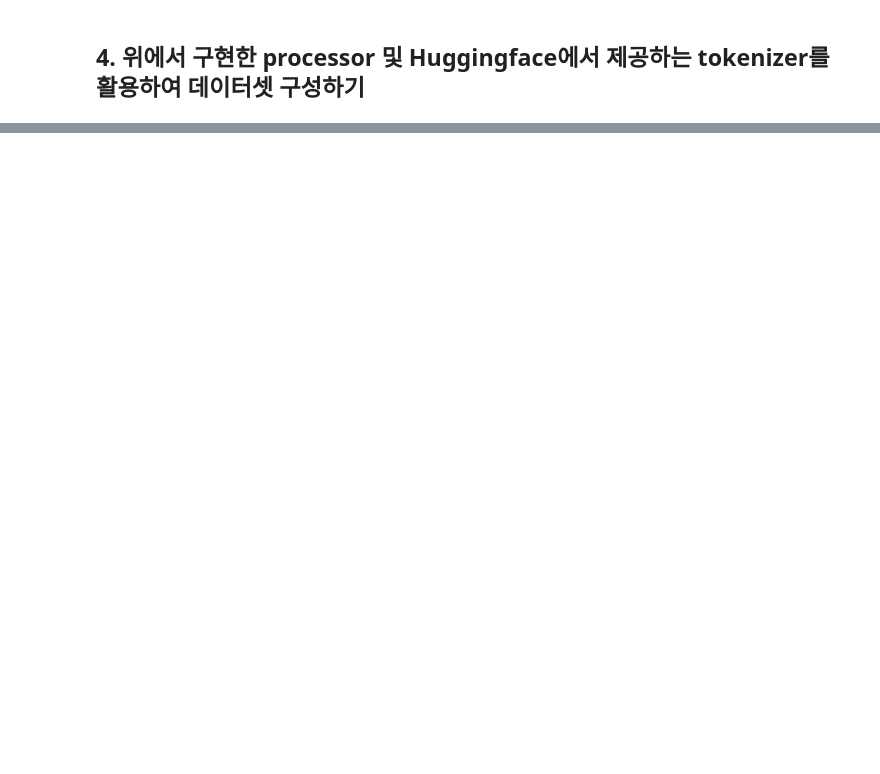
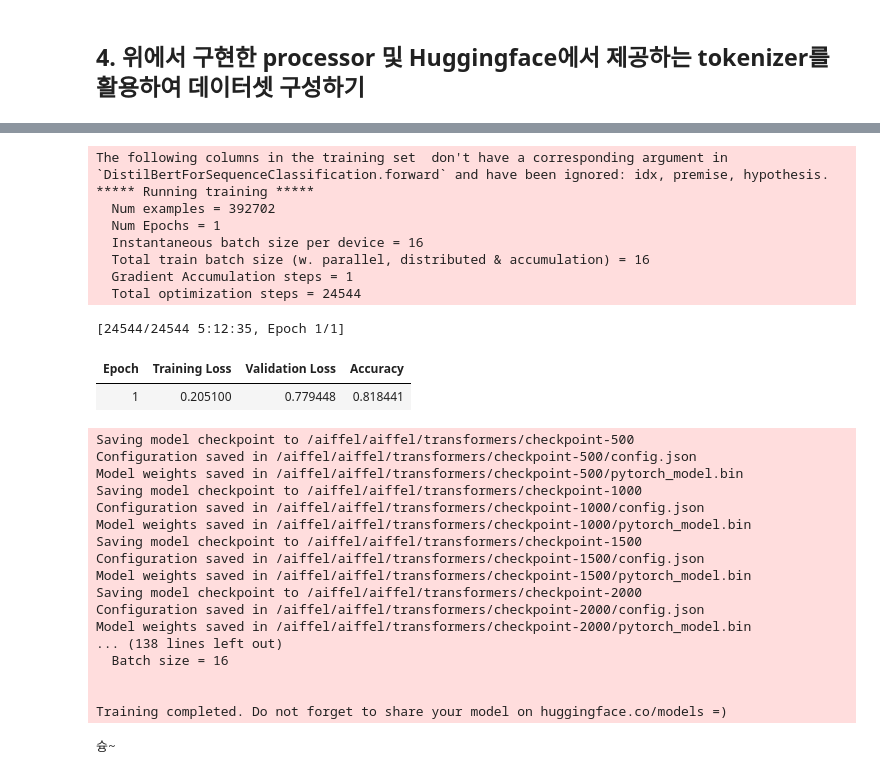
Before and after one commit to jx-dohwan/Aiffel_NLP_Project, a Jupyter notebook: [NLP_16]Create a HuggingFace custom project.ipynb, the cells around one changed output, grey strips where cells are left out. Cells and saved outputs as stored; diff of their text form; code cells hidden in the pictures; blank space fills up the shorter version.

```diff
--- a/[NLP_16]Create a HuggingFace custom project.ipynb
+++ b/[NLP_16]Create a HuggingFace custom project.ipynb
@@ -200,0 +187,6 @@ label_map
+# %%
+import datasets
+from datasets import load_dataset
+
+huggingface_mnli_dataset = load_dataset('glue', 'mnli')
+print(huggingface_mnli_dataset)
@@ -290,0 +258,65 @@ test_dataset_batch = test_dataset.shuffle(100).batch(16)
+# %%
+encoded_dataset = huggingface_mnli_dataset.map(transform, batched=True)
+# %%
+# Trainer을 활용하는 형태로 모델 재생성
+from transformers import Trainer, TrainingArguments
+output_dir = os.getenv('HOME')+'/aiffel/transformers'
+metric_name = 'accuracy'
+
+training_arguments = TrainingArguments(
+    output_dir, # output이 저장될 경로
+    evaluation_strategy="epoch", #evaluation하는 빈도
+    learning_rate = 2e-5, #learning_rate
+    per_device_train_batch_size = 16, # 각 device 당 batch size
+    per_device_eval_batch_size = 16, # evaluation 시에 batch size
+    num_train_epochs = 1, # train 시킬 총 epochs
+    weight_decay = 0.01, # weight decay
+)
+# %%
+from datasets import load_metric
+metric = load_metric('glue', 'mnli')
+
+def compute_metrics(eval_pred):
+    predictions,labels = eval_pred
+    predictions = np.argmax(predictions, axis=1)
+    return metric.compute(predictions=predictions, references = labels)
+# %%
+trainer = Trainer(
+    model=huggingface_model,                           # 학습시킬 model
+    args=training_arguments,                  # TrainingArguments을 통해 설정한 arguments
+    train_dataset=encoded_dataset['train'],    # training dataset
+    eval_dataset=encoded_dataset['validation_matched'],       # evaluation dataset
+    compute_metrics=compute_metrics,
+)
+trainer.train()
+print("슝~")
+# %% [output]
+The following columns in the training set  don't have a corresponding argument in `DistilBertForSequenceClassification.forward` and have been ignored: idx, premise, hypothesis.
+***** Running training *****
+  Num examples = 392702
+  Num Epochs = 1
+  Instantaneous batch size per device = 16
+  Total train batch size (w. parallel, distributed & accumulation) = 16
+  Gradient Accumulation steps = 1
+  Total optimization steps = 24544
+[24544/24544 5:12:35, Epoch 1/1]
+| Epoch | Training Loss | Validation Loss | Accuracy |
+| 1 | 0.205100 | 0.779448 | 0.818441 |
+Saving model checkpoint to /aiffel/aiffel/transformers/checkpoint-500
+Configuration saved in /aiffel/aiffel/transformers/checkpoint-500/config.json
+Model weights saved in /aiffel/aiffel/transformers/checkpoint-500/pytorch_model.bin
+Saving model checkpoint to /aiffel/aiffel/transformers/checkpoint-1000
+Configuration saved in /aiffel/aiffel/transformers/checkpoint-1000/config.json
+Model weights saved in /aiffel/aiffel/transformers/checkpoint-1000/pytorch_model.bin
+Saving model checkpoint to /aiffel/aiffel/transformers/checkpoint-1500
+Configuration saved in /aiffel/aiffel/transformers/checkpoint-1500/config.json
+Model weights saved in /aiffel/aiffel/transformers/checkpoint-1500/pytorch_model.bin
+Saving model checkpoint to /aiffel/aiffel/transformers/checkpoint-2000
+Configuration saved in /aiffel/aiffel/transformers/checkpoint-2000/config.json
+Model weights saved in /aiffel/aiffel/transformers/checkpoint-2000/pytorch_model.bin
+... (138 lines left out)
+  Batch size = 16
+
+
+Training completed. Do not forget to share your model on huggingface.co/models =)
+슝~
```
Also changed, not shown: parts of 24 cells of this notebook.
